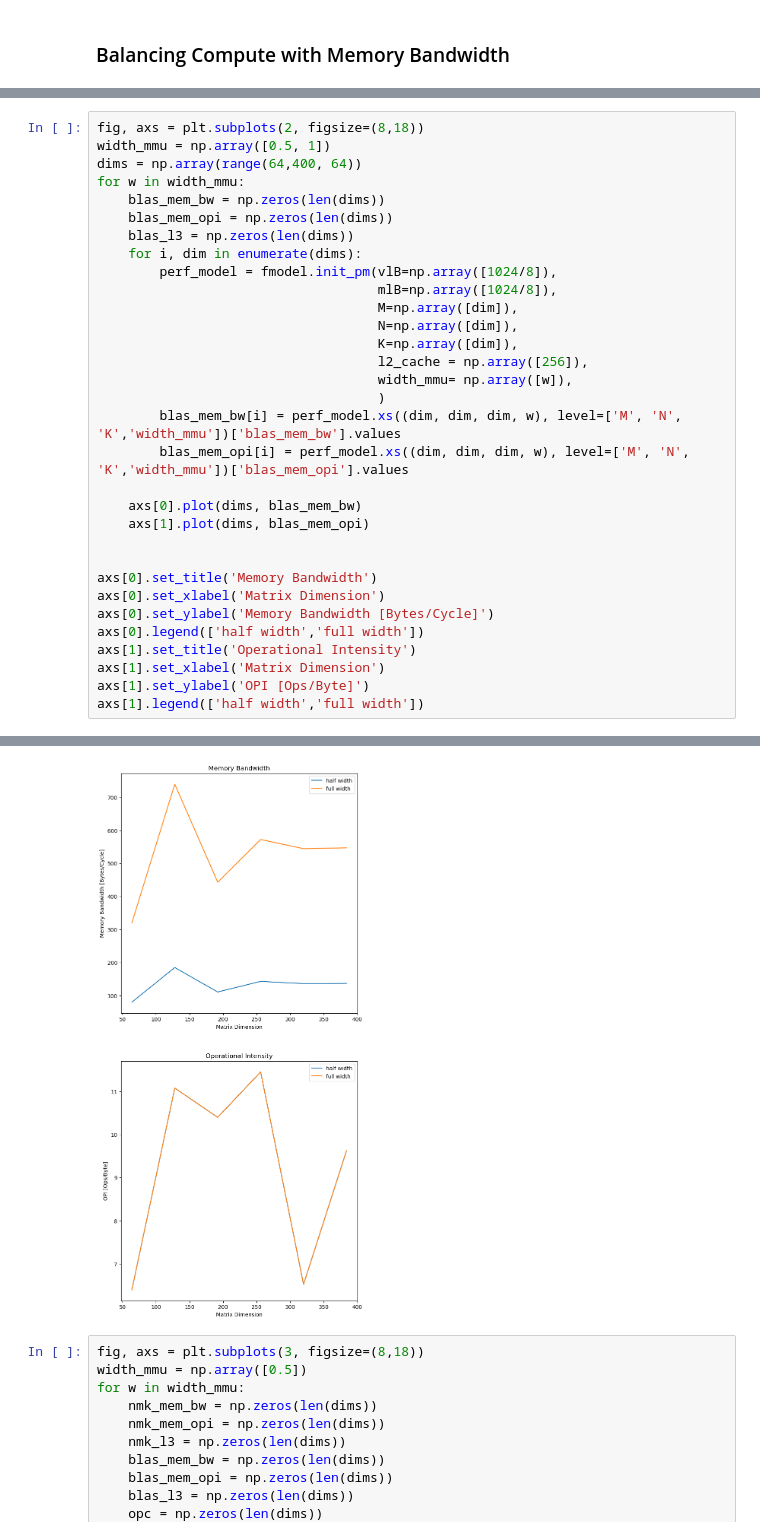
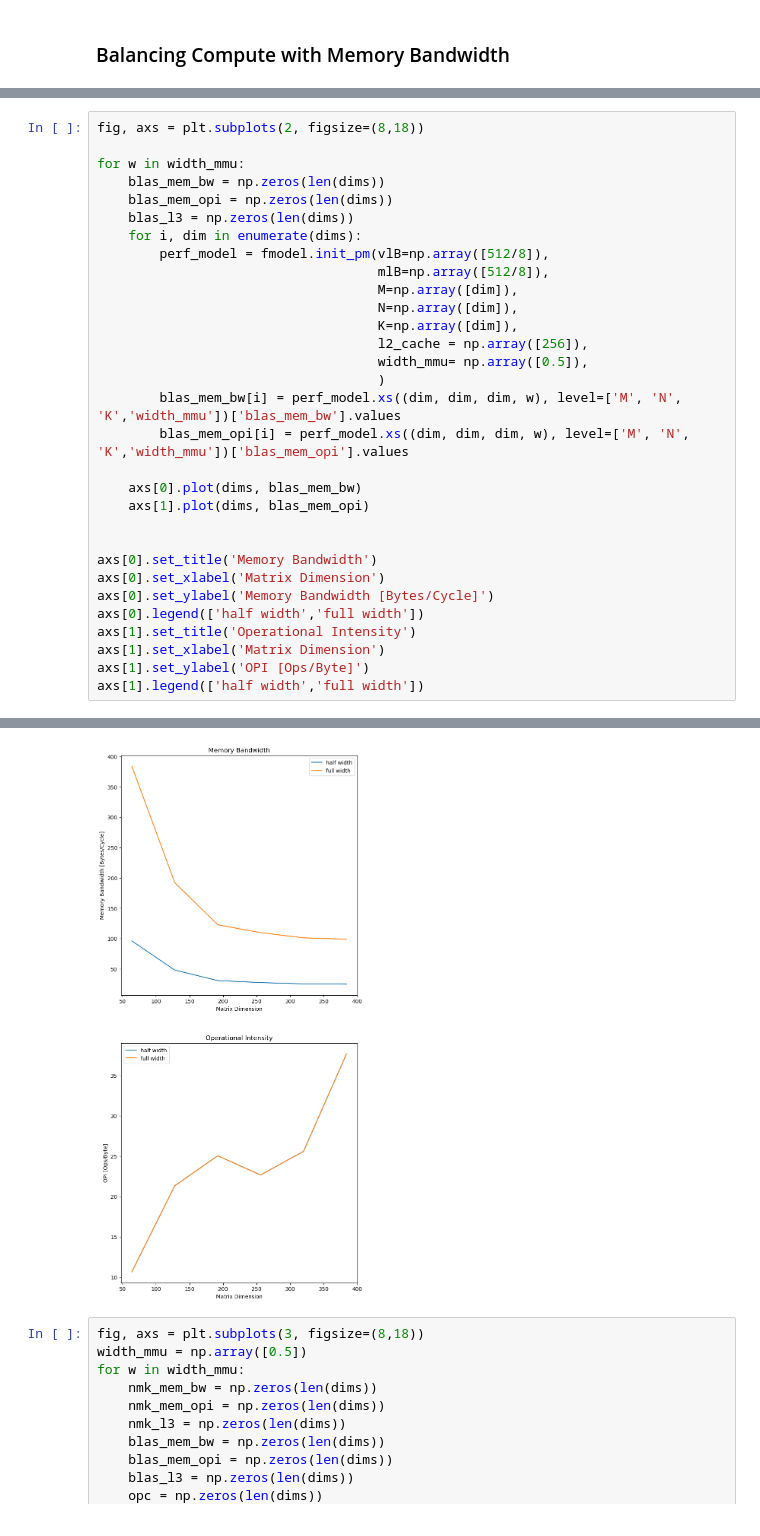
Before and after one commit to miles-rusch-berkeley/opu-model, a Jupyter notebook: mem_balance.ipynb, the cells around one changed output, grey strips where cells are left out. Cells and saved outputs as stored; diff of their text form.

```diff
--- a/mem_balance.ipynb
+++ b/mem_balance.ipynb
@@ -12,38 +30,37 @@ import model_functions as fmodel
 # %%
 fig, axs = plt.subplots(2, figsize=(8,18))
-width_mmu = np.array([0.5, 1])
-dims = np.array(range(64,400, 64))
+
 for w in width_mmu:
     blas_mem_bw = np.zeros(len(dims))
     blas_mem_opi = np.zeros(len(dims))
     blas_l3 = np.zeros(len(dims))
     for i, dim in enumerate(dims):
-        perf_model = fmodel.init_pm(vlB=np.array([1024/8]),
-                                    mlB=np.array([1024/8]),
+        perf_model = fmodel.init_pm(vlB=np.array([512/8]),
+                                    mlB=np.array([512/8]),
                                     M=np.array([dim]),
                                     N=np.array([dim]),
                                     K=np.array([dim]),
                                     l2_cache = np.array([256]),
-                                    width_mmu= np.array([w]),
+                                    width_mmu= np.array([0.5]),
                                     )
         blas_mem_bw[i] = perf_model.xs((dim, dim, dim, w), level=['M', 'N', 'K','width_mmu'])['blas_mem_bw'].values
         blas_mem_opi[i] = perf_model.xs((dim, dim, dim, w), level=['M', 'N', 'K','width_mmu'])['blas_mem_opi'].values
 
     axs[0].plot(dims, blas_mem_bw)
     axs[1].plot(dims, blas_mem_opi)
 
 
 axs[0].set_title('Memory Bandwidth')
 axs[0].set_xlabel('Matrix Dimension')
 axs[0].set_ylabel('Memory Bandwidth [Bytes/Cycle]')
 axs[0].legend(['half width','full width'])
 axs[1].set_title('Operational Intensity')
 axs[1].set_xlabel('Matrix Dimension')
 axs[1].set_ylabel('OPI [Ops/Byte]')
 axs[1].legend(['half width','full width'])
 # %% [output]
 <matplotlib.legend.Legend at 0x...>
-[figure, old version]
+[figure, new version]
 # %%
 fig, axs = plt.subplots(3, figsize=(8,18))
 width_mmu = np.array([0.5])
```
Also changed, not shown: parts of 1 cell of this notebook, 1 other file.
